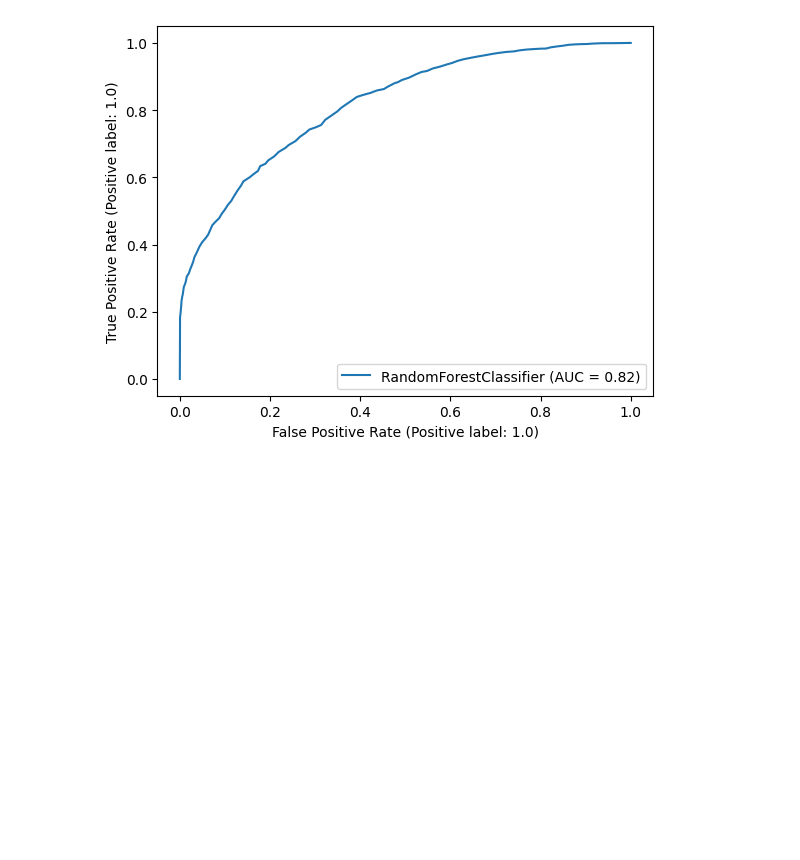
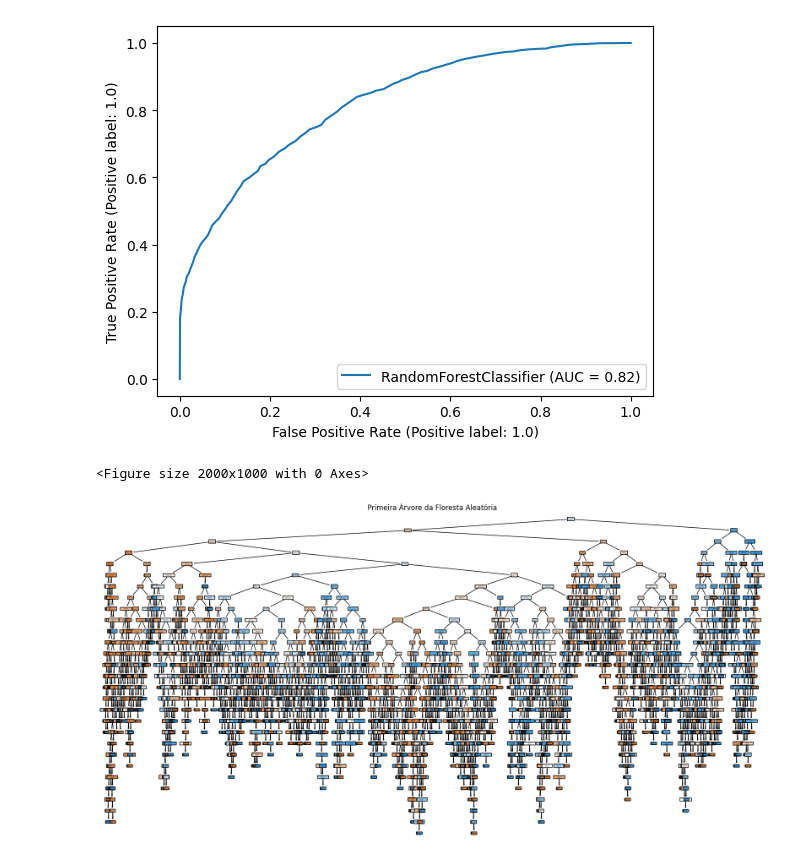
Before and after one commit to Bruno-Santana-Eco/TCC_Machine_learning, a Jupyter notebook: Random Forest.ipynb, the cells around one changed output. Drawn from its saved outputs; the diff is of its cells as text; code cells hidden in the pictures; blank space fills up the shorter version.

```diff
--- a/Random Forest.ipynb
+++ b/Random Forest.ipynb
@@ -522,19 +488,3 @@ price_data.loc[price_data['Prediction'] == 0.0] = 1.0
-# %%
-close_groups = price_data.groupby('symbol')['close']
-
-# Apply the lambda function which will return -1.0 for down, 1.0 for up and 0.0 for no change.
-close_groups = close_groups.transform(lambda x : np.sign(x.diff()))
-
-# add the data to the main dataframe.
-price_data['Prediction'] = close_groups
-
-# for simplicity in later sections I'm going to make a change to our prediction column. To keep this as a binary classifier I'll change flat days and consider them up days.
-price_data.loc[price_data['Prediction'] == 0.0] = 1.0
-
-
-
-
-price_data.to_csv('C:/Users/Samsung/Documents/GitHub-Datas/TCC_Machine_Learning/price_data.csv')
 # %%
 # print the head
 price_data.head(20)
@@ -672,3 +622,33 @@ rfc_disp = RocCurveDisplay.from_estimator(rand_frst_clf, X_test, y_test)
 plt.show()
 # %% [output]
 [figure]
+# %%
+import matplotlib.pyplot as plt
+from sklearn.tree import plot_tree
+from sklearn.ensemble import RandomForestClassifier
+from sklearn.model_selection import train_test_split
+
+# Grab our X & Y Columns.
+X_Cols = price_data[['RSI','k_percent','r_percent','Price_Rate_Of_Change','MACD','On Balance Volume']]
+Y_Cols = price_data['Prediction']
+
+# Split X and y into X_
+X_train, X_test, y_train, y_test = train_test_split(X_Cols, Y_Cols, random_state = 0)
+
+# Create a Random Forest Classifier
+rand_frst_clf = RandomForestClassifier(n_estimators = 100, oob_score = True, criterion = "gini", random_state = 0)
+
+# Fit the data to the model
+rand_frst_clf.fit(X_train, y_train)
+
+# Make predictions
+y_pred = rand_frst_clf.predict(X_test)
+
+# Visualizar a primeira árvore da floresta aleatória
+plt.figure(figsize=(20,10))  # Definir o tamanho da figura
+plot_tree(rand_frst_clf.estimators_[0], filled=True, feature_names=X_Cols.columns, class_names=['Classe 0', 'Classe 1'], rounded=True)
+plt.title('Primeira Árvore da Floresta Aleatória')
+plt.show()
+# %% [output]
+<Figure size 2000x1000 with 0 Axes>
+[figure, added]
```
Also changed, not shown: parts of 5 cells of this notebook.
